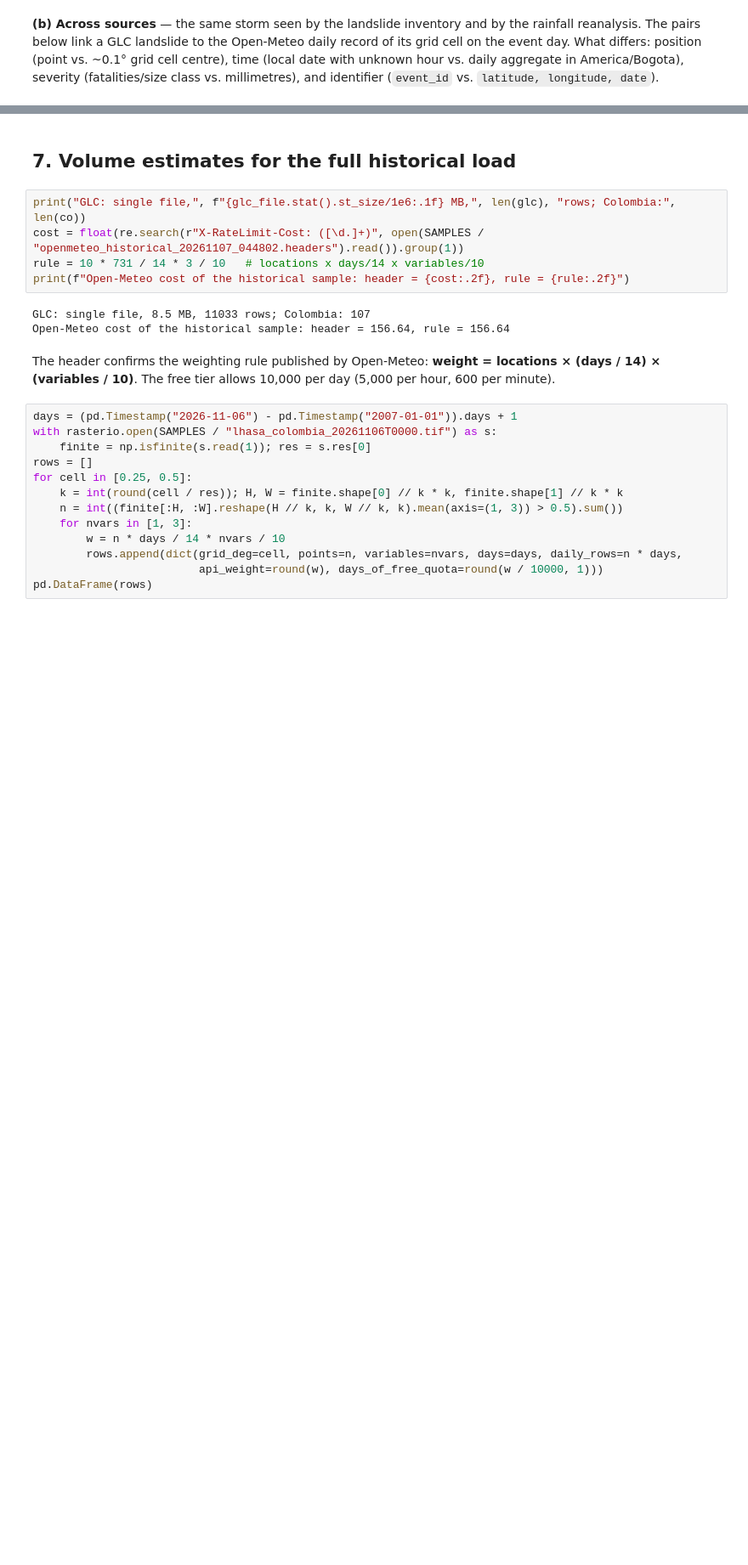
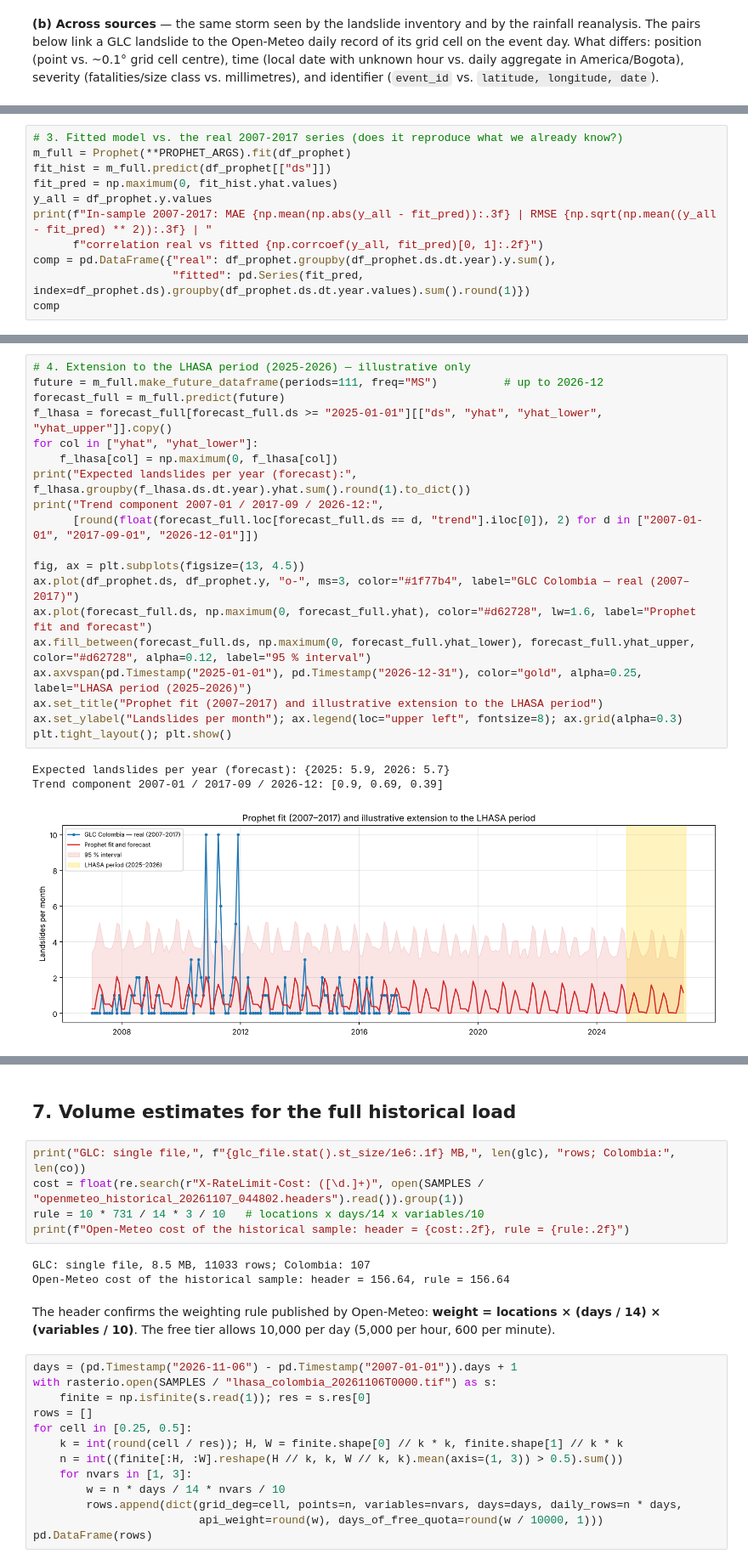
Before and after one commit to saritxm/landslide-monitoring-colombia, a Jupyter notebook: notebooks/01_source_profiling.ipynb, the cells around one changed output, grey strips where cells are left out. Shown at 85% size. Saved outputs shown, nothing was run; the diff lists cells and outputs as text; blank space fills up the shorter version.

```diff
--- a/notebooks/01_source_profiling.ipynb
+++ b/notebooks/01_source_profiling.ipynb
@@ -826,0 +753,11 @@ plt.show()
+# %%
+# 3. Fitted model vs. the real 2007-2017 series (does it reproduce what we already know?)
+m_full = Prophet(**PROPHET_ARGS).fit(df_prophet)
+fit_hist = m_full.predict(df_prophet[["ds"]])
+fit_pred = np.maximum(0, fit_hist.yhat.values)
+y_all = df_prophet.y.values
+print(f"In-sample 2007-2017: MAE {np.mean(np.abs(y_all - fit_pred)):.3f} | RMSE {np.sqrt(np.mean((y_all - fit_pred) ** 2)):.3f} | "
+      f"correlation real vs fitted {np.corrcoef(y_all, fit_pred)[0, 1]:.2f}")
+comp = pd.DataFrame({"real": df_prophet.groupby(df_prophet.ds.dt.year).y.sum(),
+                     "fitted": pd.Series(fit_pred, index=df_prophet.ds).groupby(df_prophet.ds.dt.year.values).sum().round(1)})
+comp
@@ -826,0 +778,23 @@ plt.show()
+# %%
+# 4. Extension to the LHASA period (2025-2026) — illustrative only
+future = m_full.make_future_dataframe(periods=111, freq="MS")          # up to 2026-12
+forecast_full = m_full.predict(future)
+f_lhasa = forecast_full[forecast_full.ds >= "2025-01-01"][["ds", "yhat", "yhat_lower", "yhat_upper"]].copy()
+for col in ["yhat", "yhat_lower"]:
+    f_lhasa[col] = np.maximum(0, f_lhasa[col])
+print("Expected landslides per year (forecast):", f_lhasa.groupby(f_lhasa.ds.dt.year).yhat.sum().round(1).to_dict())
+print("Trend component 2007-01 / 2017-09 / 2026-12:",
+      [round(float(forecast_full.loc[forecast_full.ds == d, "trend"].iloc[0]), 2) for d in ["2007-01-01", "2017-09-01", "2026-12-01"]])
+
+fig, ax = plt.subplots(figsize=(13, 4.5))
+ax.plot(df_prophet.ds, df_prophet.y, "o-", ms=3, color="#1f77b4", label="GLC Colombia — real (2007–2017)")
+ax.plot(forecast_full.ds, np.maximum(0, forecast_full.yhat), color="#d62728", lw=1.6, label="Prophet fit and forecast")
+ax.fill_between(forecast_full.ds, np.maximum(0, forecast_full.yhat_lower), forecast_full.yhat_upper, color="#d62728", alpha=0.12, label="95 % interval")
+ax.axvspan(pd.Timestamp("2025-01-01"), pd.Timestamp("2026-12-31"), color="gold", alpha=0.25, label="LHASA period (2025–2026)")
+ax.set_title("Prophet fit (2007–2017) and illustrative extension to the LHASA period")
+ax.set_ylabel("Landslides per month"); ax.legend(loc="upper left", fontsize=8); ax.grid(alpha=0.3)
+plt.tight_layout(); plt.show()
+# %% [output]
+Expected landslides per year (forecast): {2025: 5.9, 2026: 5.7}
+Trend component 2007-01 / 2017-09 / 2026-12: [0.9, 0.69, 0.39]
+[figure, added]
```
Also changed, not shown: parts of 14 cells of this notebook, 2 other files.
